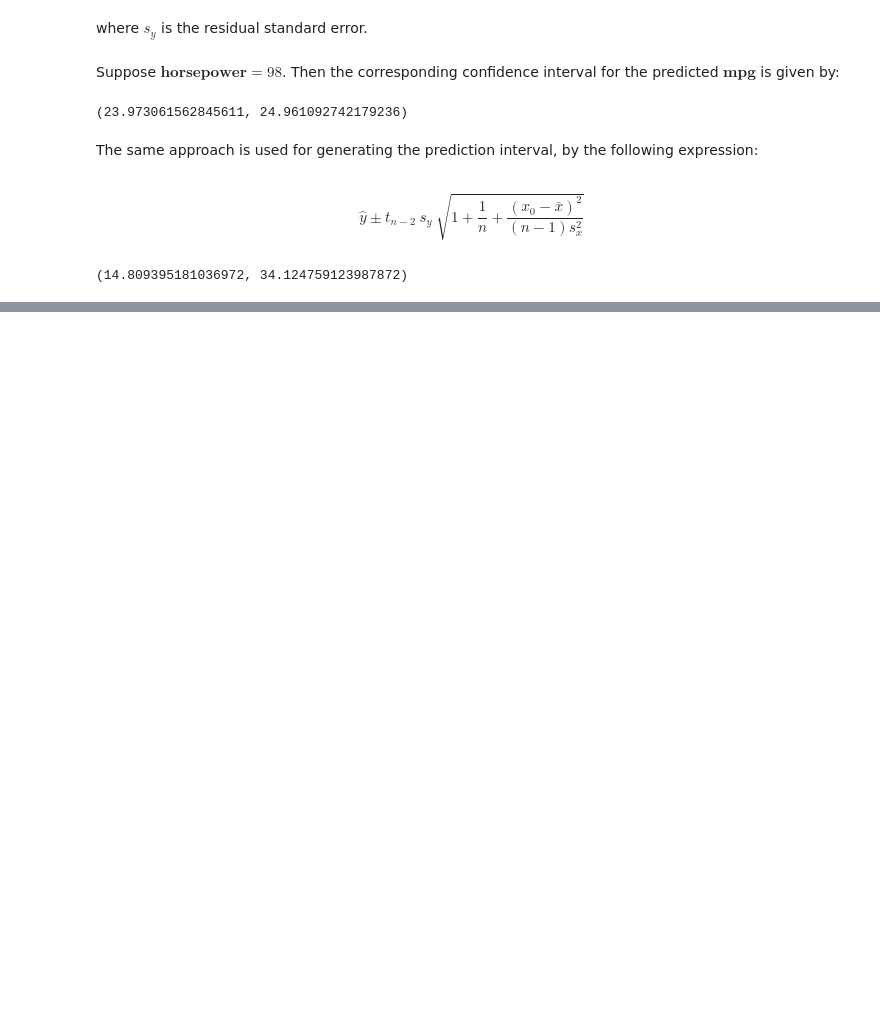
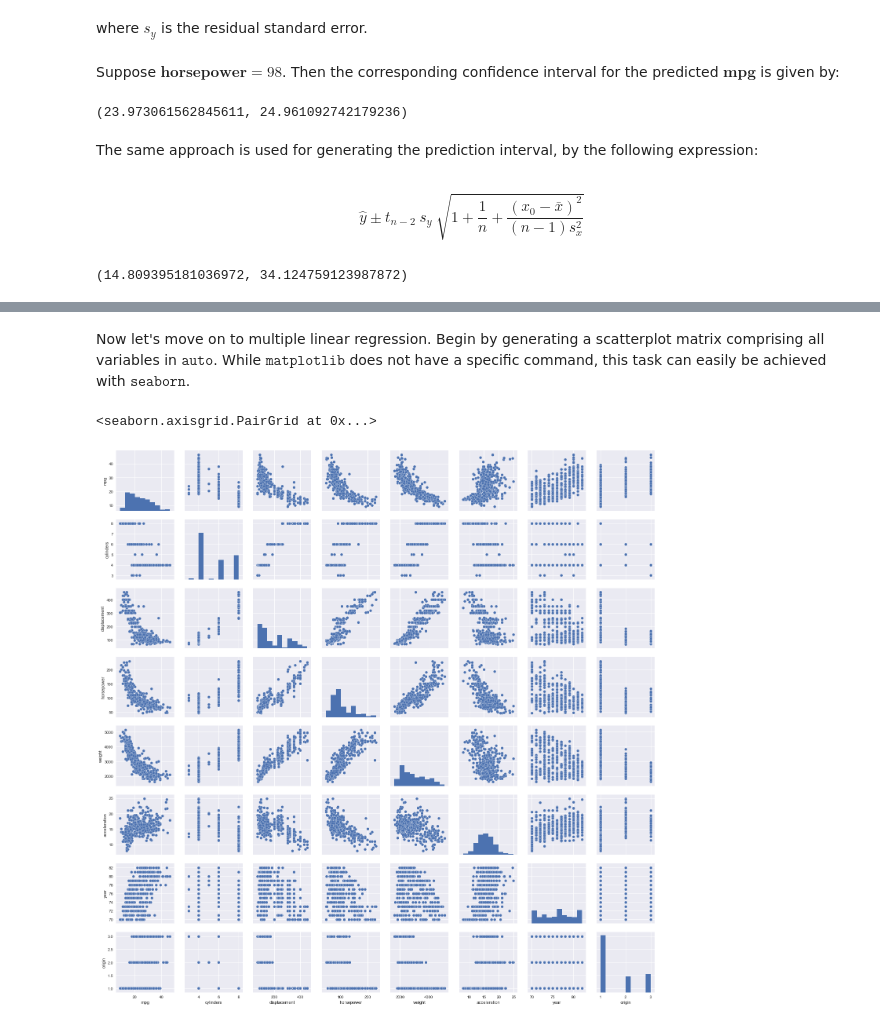
Before and after one commit to AtanasiuDemian/Introduction-to-Statistical-Learning---Python, a Jupyter notebook: Auto.ipynb, the cells around one changed output, grey strips where cells are left out. Cells and saved outputs as stored; diff of their text form; code cells hidden in the pictures; blank space fills up the shorter version.

```diff
--- a/Auto.ipynb
+++ b/Auto.ipynb
@@ -203,0 +220,8 @@ pred_int(98)
+# %% [markdown]
+Now let's move on to multiple linear regression. Begin by generating a scatterplot matrix comprising all variables in $\texttt{auto}$. While $\texttt{matplotlib}$ does not have a specific command, this task can easily be achieved with $\texttt{seaborn}$.
+# %%
+sns.set()
+sns.pairplot(auto)
+# %% [output]
+<seaborn.axisgrid.PairGrid at 0x...>
+[figure, added]
```
Also changed, not shown: parts of 7 cells of this notebook.
